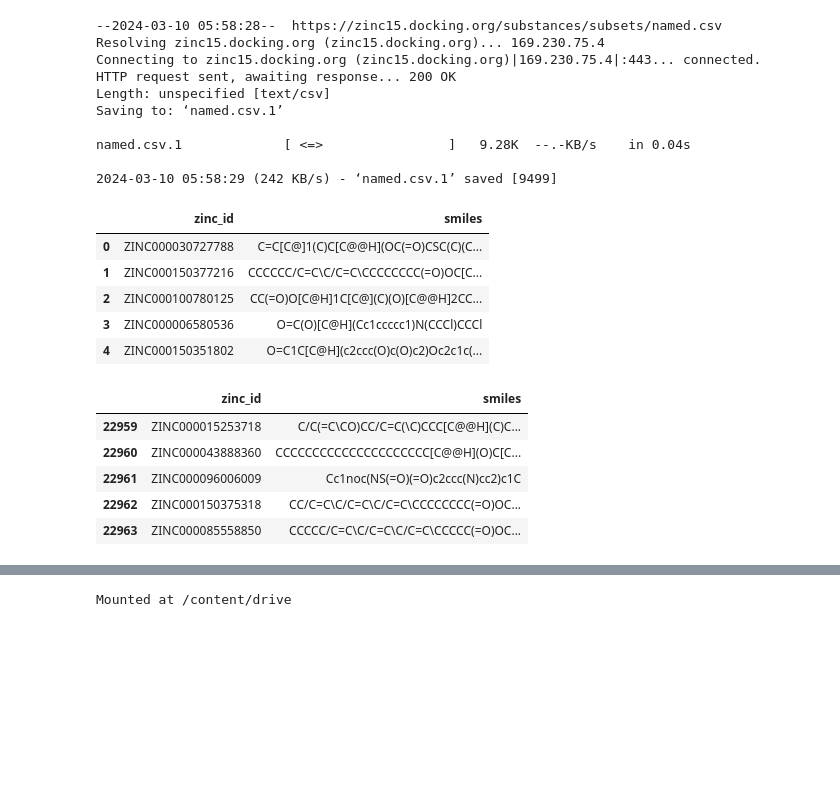
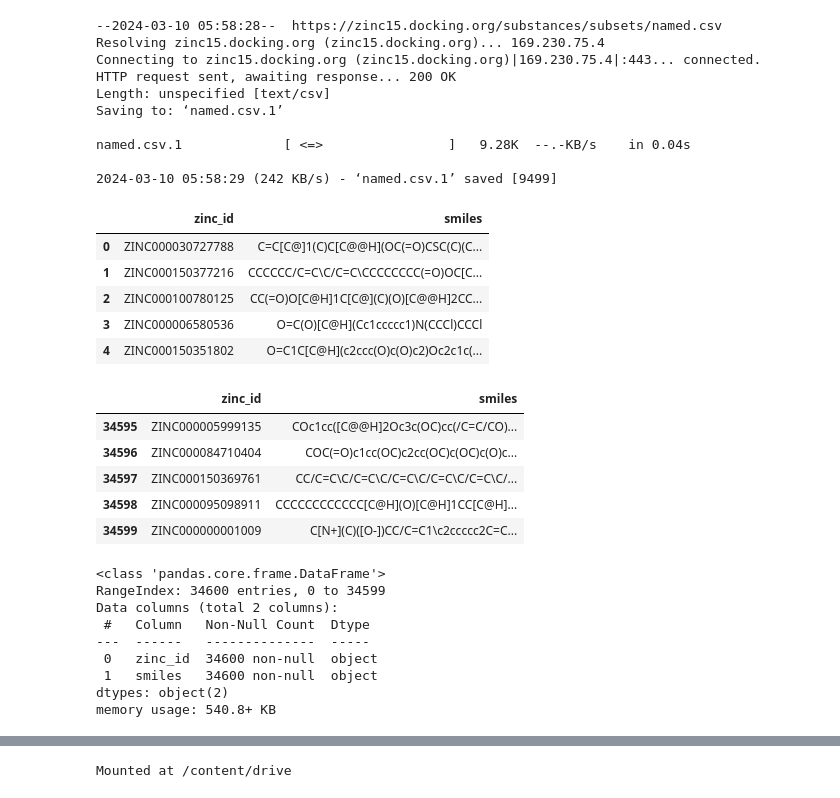
Before and after one commit to deepsatflow/MoLD, a Jupyter notebook: analysis/Copy_of_chemprop_colab_demo.ipynb, the cells around one changed output, grey strips where cells are left out. Saved outputs shown, nothing was run; the diff lists cells and outputs as text; code cells hidden in the pictures; blank space fills up the shorter version.

```diff
--- a/analysis/Copy_of_chemprop_colab_demo.ipynb
+++ b/analysis/Copy_of_chemprop_colab_demo.ipynb
@@ -589,20 +747,30 @@ named.csv.1             [ <=>                ]   9.28K  --.-KB/s    in 0.04s
 # %%
 zinc_df = pd.read_csv("named.csv")
 zinc_df.head()
 zinc_df.tail()
+zinc_df.info()
 # %% [output]
 |  | zinc_id | smiles |
 | 0 | ZINC000030727788 | C=C[C@]1(C)C[C@@H](OC(=O)CSC(C)(C... |
 | 1 | ZINC000150377216 | CCCCCC/C=C\C/C=C\CCCCCCCC(=O)OC[C... |
 | 2 | ZINC000100780125 | CC(=O)O[C@H]1C[C@](C)(O)[C@@H]2CC... |
 | 3 | ZINC000006580536 | O=C(O)[C@H](Cc1ccccc1)N(CCCl)CCCl |
 | 4 | ZINC000150351802 | O=C1C[C@H](c2ccc(O)c(O)c2)Oc2c1c(... |
 |  | zinc_id | smiles |
-| 22959 | ZINC000015253718 | C/C(=C\CO)CC/C=C(\C)CCC[C@@H](C)C... |
-| 22960 | ZINC000043888360 | CCCCCCCCCCCCCCCCCCCCC[C@@H](O)C[C... |
-| 22961 | ZINC000096006009 | Cc1noc(NS(=O)(=O)c2ccc(N)cc2)c1C |
-| 22962 | ZINC000150375318 | CC/C=C\C/C=C\C/C=C\CCCCCCCC(=O)OC... |
-| 22963 | ZINC000085558850 | CCCCC/C=C\C/C=C\C/C=C\CCCCC(=O)OC... |
+| 34595 | ZINC000005999135 | COc1cc([C@@H]2Oc3c(OC)cc(/C=C/CO)... |
+| 34596 | ZINC000084710404 | COC(=O)c1cc(OC)c2cc(OC)c(OC)c(O)c... |
+| 34597 | ZINC000150369761 | CC/C=C\C/C=C\C/C=C\C/C=C\C/C=C\C/... |
+| 34598 | ZINC000095098911 | CCCCCCCCCCCC[C@H](O)[C@H]1CC[C@H]... |
+| 34599 | ZINC000000001009 | C[N+](C)([O-])CC/C=C1\c2ccccc2C=C... |
+<class 'pandas.core.frame.DataFrame'>
+RangeIndex: 34600 entries, 0 to 34599
+Data columns (total 2 columns):
+ #   Column   Non-Null Count  Dtype
+---  ------   --------------  -----
+ 0   zinc_id  34600 non-null  object
+ 1   smiles   34600 non-null  object
+dtypes: object(2)
+memory usage: 540.8+ KB
 # %%
 arguments = [
     '--test_path', 'named.csv',
```
Also changed, not shown: parts of 39 cells of this notebook.
